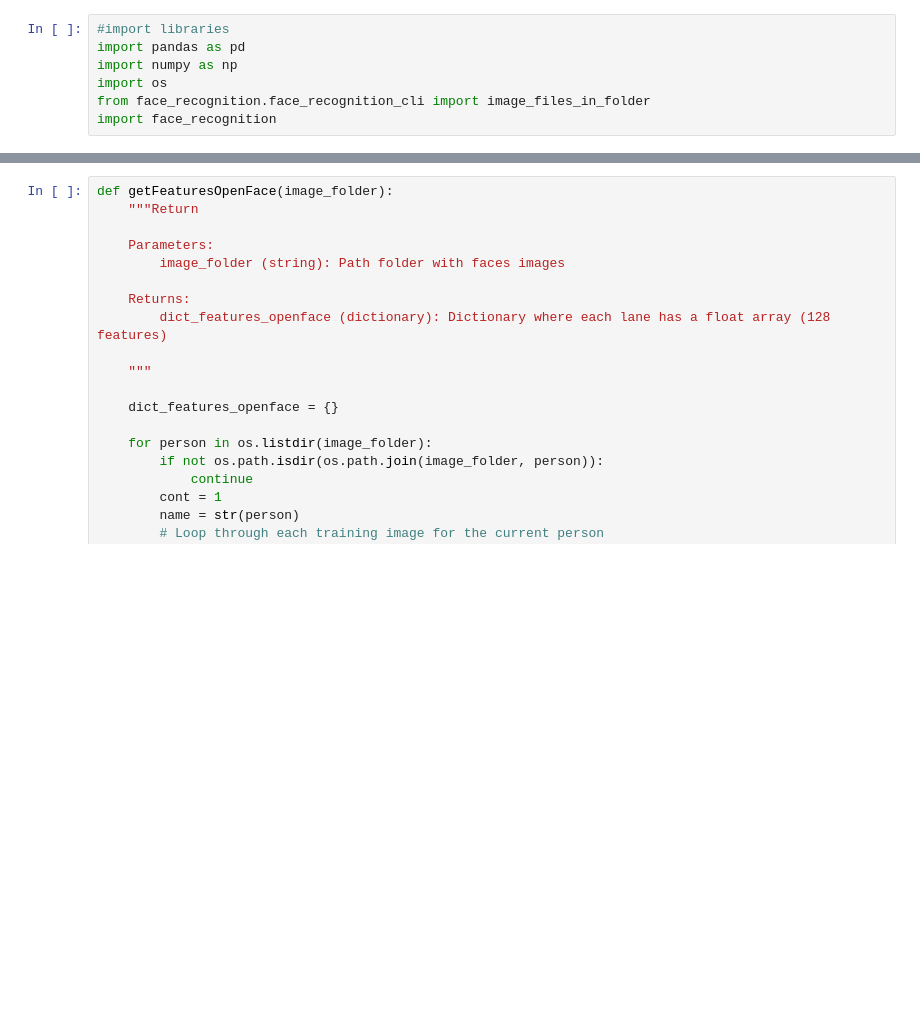
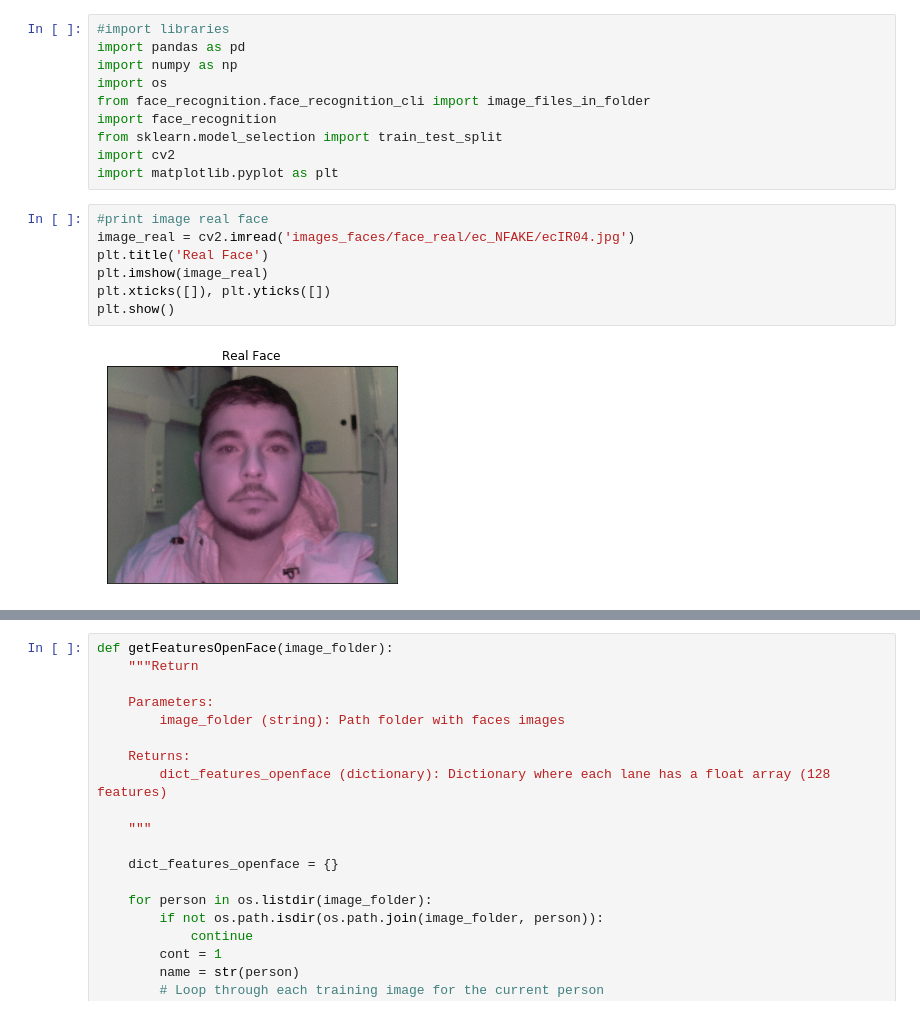
Before and after one commit to eduardocarnunes/detect-face-fake-udacity, a Jupyter notebook: pre_processing.ipynb, the cells around one changed output, grey strips where cells are left out. Cells and saved outputs as stored; diff of their text form; blank space fills up the shorter version.

```diff
--- a/pre_processing.ipynb
+++ b/pre_processing.ipynb
@@ -5,3 +5,15 @@ import numpy as np
 import os
 from face_recognition.face_recognition_cli import image_files_in_folder
 import face_recognition
+from sklearn.model_selection import train_test_split
+import cv2
+import matplotlib.pyplot as plt
+# %%
+#print image real face
+image_real = cv2.imread('images_faces/face_real/ec_NFAKE/ecIR04.jpg')
+plt.title('Real Face')
+plt.imshow(image_real)
+plt.xticks([]), plt.yticks([])
+plt.show()
+# %% [output]
+[figure, added]
```
Also changed, not shown: parts of 17 cells of this notebook.
